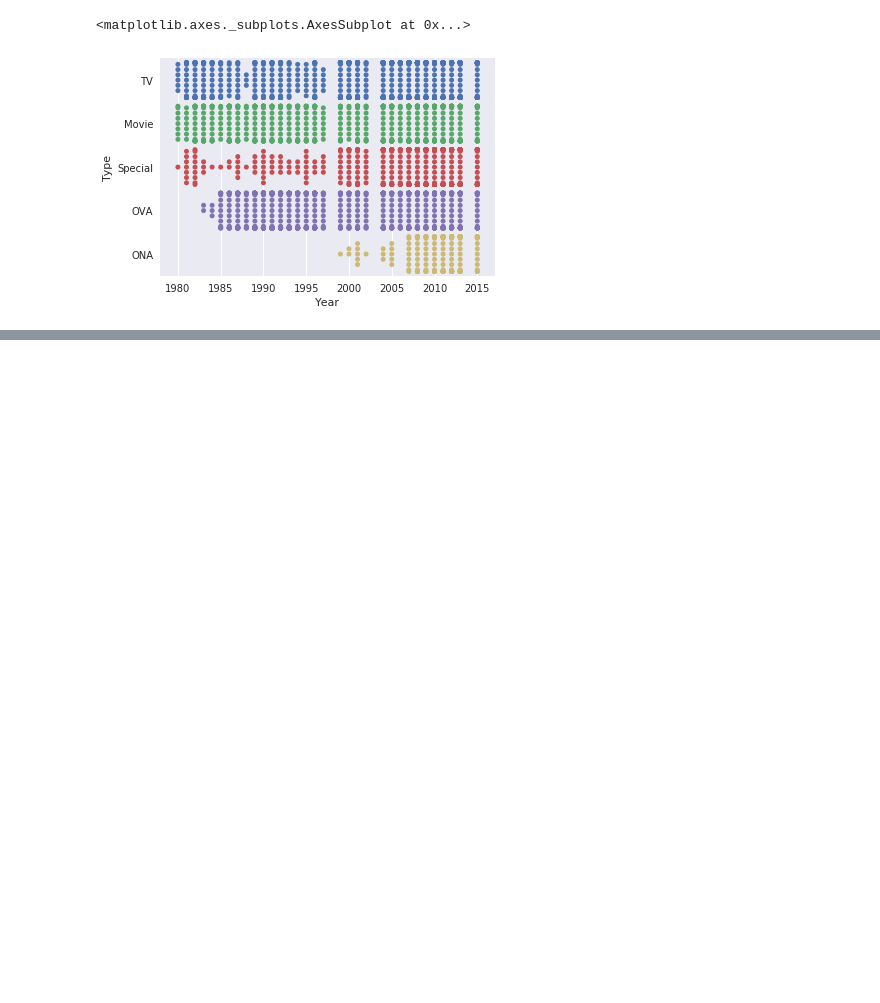
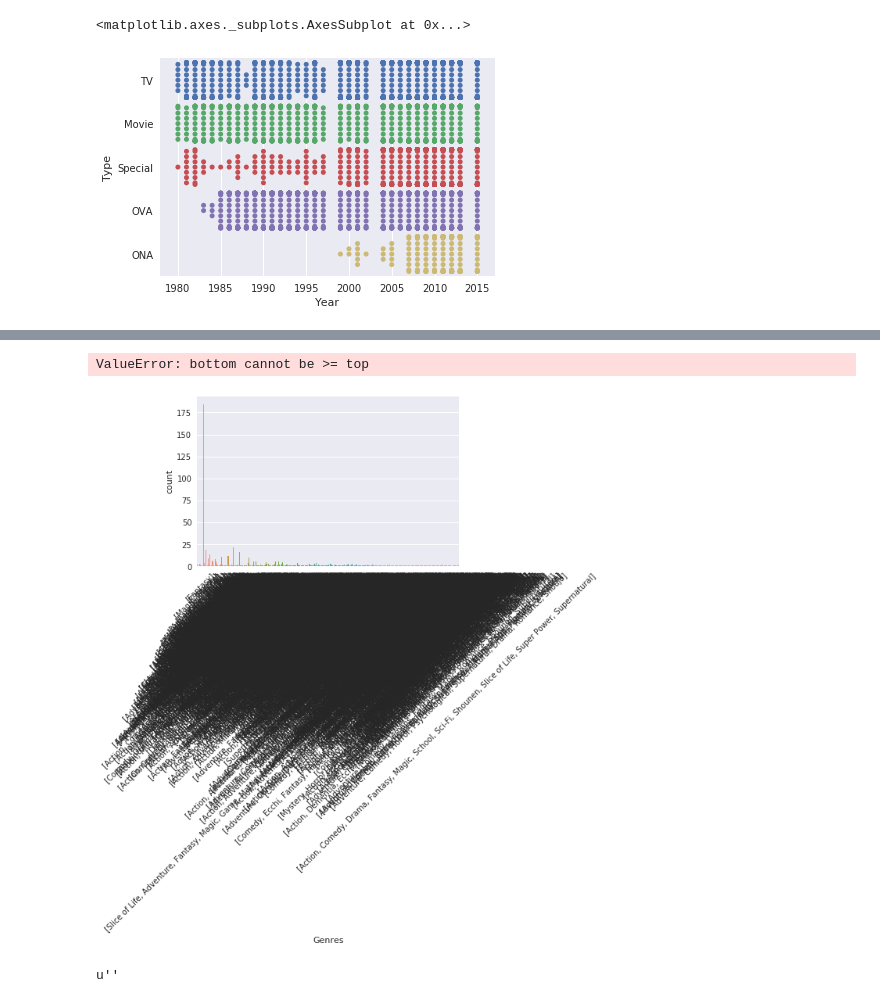
Before and after one commit to CalebWelch/anime_scores, a Jupyter notebook: random analysis.ipynb, the cells around one changed output, grey strips where cells are left out. Saved outputs shown, nothing was run; the diff lists cells and outputs as text; code cells hidden in the pictures; blank space fills up the shorter version.

```diff
--- a/random analysis.ipynb
+++ b/random analysis.ipynb
@@ -76,0 +88,7 @@ SyntaxError: invalid syntax (<ipython-input-23-048c77b0a027>, line 1)
+# %%
+g = sb.countplot(df.Genres)
+plt.setp(g.get_xticklabels(),rotation=45)
+plt.tight_layout()
+# %% [output]
+ValueError: bottom cannot be >= top
+[figure, added]
@@ -76,0 +100,4 @@ SyntaxError: invalid syntax (<ipython-input-23-048c77b0a027>, line 1)
+# %%
+genres.pop()
+# %% [output]
+u''
```
Also changed, not shown: parts of 12 cells of this notebook.
